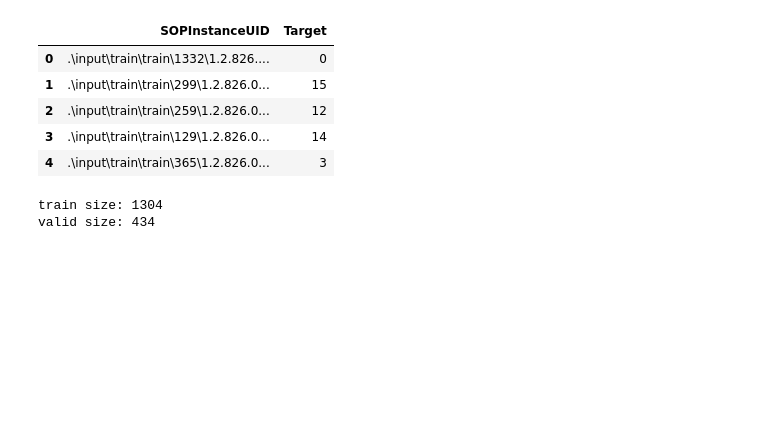
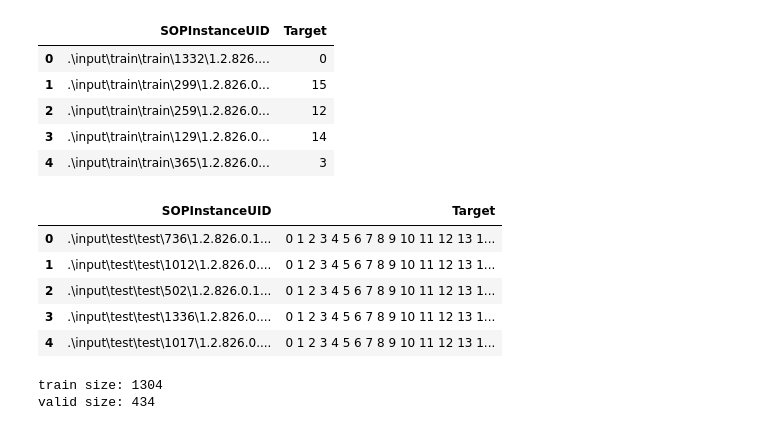
Before and after one commit to Huai-Yuan/UNIFESP_X-ray_Body_Part_Classifier_Competition, a Jupyter notebook: DataProcess.ipynb, the cells around one changed output. Cells and saved outputs as stored; diff of their text form; code cells hidden in the pictures; blank space fills up the shorter version.

Commit message:
add some functions for test dataset processing

```diff
--- a/DataProcess.ipynb
+++ b/DataProcess.ipynb
@@ -58,6 +58,31 @@ df.head()
 | 2 | .\input\train\train\259\1.2.826.0... | 12 |
 | 3 | .\input\train\train\129\1.2.826.0... | 14 |
 | 4 | .\input\train\train\365\1.2.826.0... | 3 |
+# %%
+df_test = pd.read_csv("./input/sample_submission.csv")
+# %%
+path_test_images = []
+folder = ".\\input\\test\\test\\"
+for root, dirs, files in os.walk(folder, topdown=False):
+    if files:
+        if files[0][-3:] == 'dcm':
+            path_test_images.append(root + "\\" + files[0])
+# %%
+for i in range(len(df_test)):
+    id = df_test.iloc[i].SOPInstanceUID
+    for j in path_test_images:
+        if j[-70:-6] == id:
+            df_test.iloc[i].SOPInstanceUID = j
+            break
+# %%
+df_test.head()
+# %% [output]
+|  | SOPInstanceUID | Target |
+| 0 | .\input\test\test\736\1.2.826.0.1... | 0 1 2 3 4 5 6 7 8 9 10 11 12 13 1... |
+| 1 | .\input\test\test\1012\1.2.826.0.... | 0 1 2 3 4 5 6 7 8 9 10 11 12 13 1... |
+| 2 | .\input\test\test\502\1.2.826.0.1... | 0 1 2 3 4 5 6 7 8 9 10 11 12 13 1... |
+| 3 | .\input\test\test\1336\1.2.826.0.... | 0 1 2 3 4 5 6 7 8 9 10 11 12 13 1... |
+| 4 | .\input\test\test\1017\1.2.826.0.... | 0 1 2 3 4 5 6 7 8 9 10 11 12 13 1... |
 # %%
 ds_splits = split_dataset(X=df.SOPInstanceUID, y=targets)
 # %% [output]
```
Also changed, not shown: parts of 6 cells of this notebook, 1 other file.
